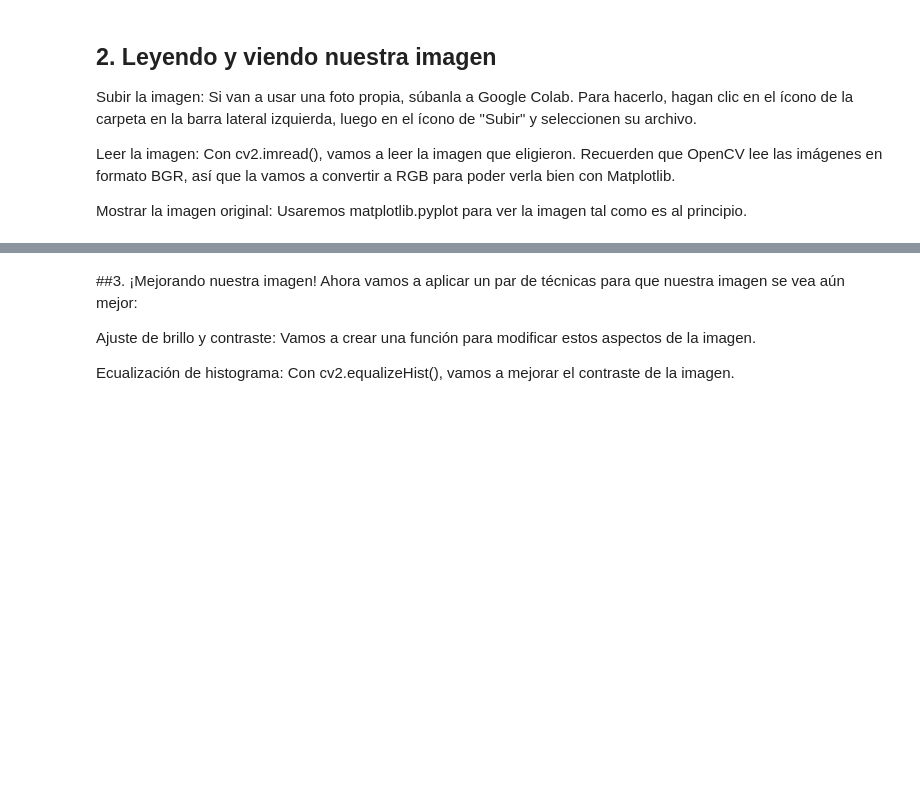
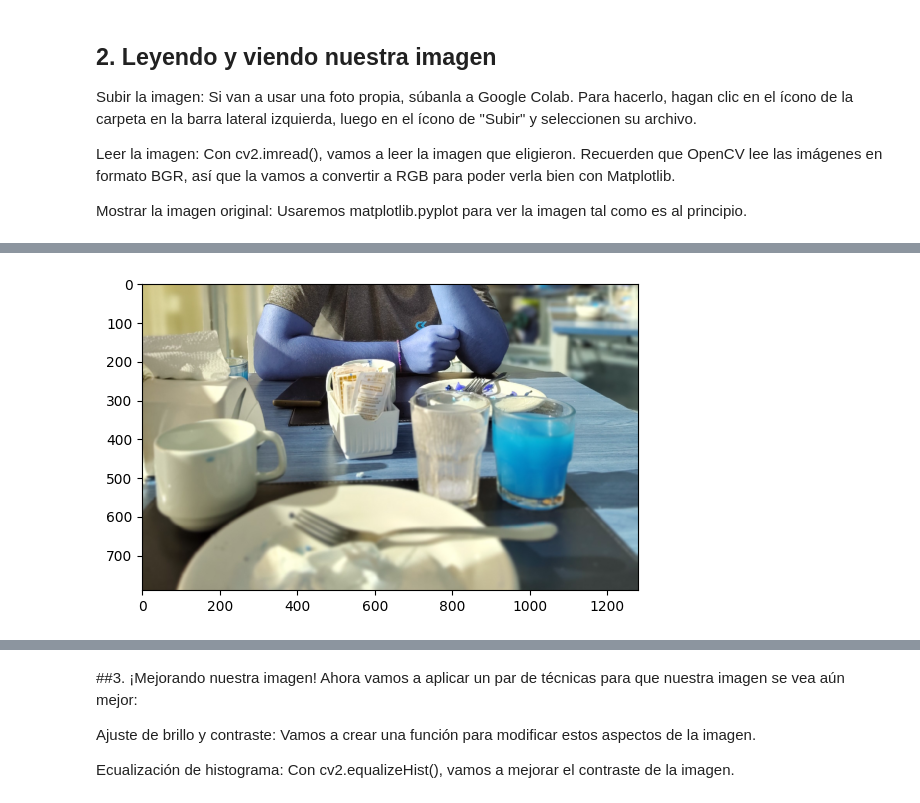
Before and after one commit to gimb99/PDI_BARTHOU_GONZALO, a Jupyter notebook: ejercicioIntegrador2/ejercicioIntegrador2_lab.ipynb, the cells around one changed output, grey strips where cells are left out. Saved outputs shown, nothing was run; the diff lists cells and outputs as text; code cells hidden in the pictures; blank space fills up the shorter version.

```diff
--- a/ejercicioIntegrador2/ejercicioIntegrador2_lab.ipynb
+++ b/ejercicioIntegrador2/ejercicioIntegrador2_lab.ipynb
@@ -34,3 +34,6 @@ Subir la imagen: Si van a usar una foto propia, súbanla a Google Colab. Para ha
 Leer la imagen: Con cv2.imread(), vamos a leer la imagen que eligieron. Recuerden que OpenCV lee las imágenes en formato BGR, así que la vamos a convertir a RGB para poder verla bien con Matplotlib.
 
 Mostrar la imagen original: Usaremos matplotlib.pyplot para ver la imagen tal como es al principio.
+# %%
+!wget https://raw.githubusercontent.com/gimb99/gbgTPDI/refs/heads/develop/ejercicioIntegrador2/sample2.jpg
+idImage = "sample2.jpg"
@@ -36,0 +51,10 @@ Mostrar la imagen original: Usaremos matplotlib.pyplot para ver la imagen tal co
+# %%
+imagenCrudo = cv2.imread(idImage)
+#Validar si cargo bien
+if imagenCrudo is None:
+    raise ValueError("La imagen no se pudo cargar. Asegúrate de que la ruta es correcta.")
+# %%
+plt.imshow(imagenCrudo)
+plt.show()
+# %% [output]
+[figure, added]
```
Also changed, not shown: parts of 8 cells of this notebook.
